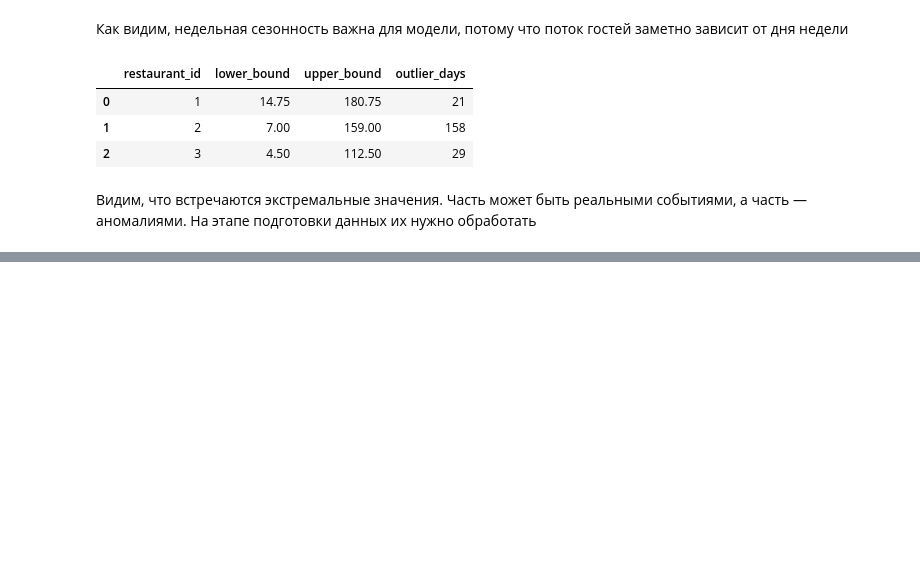
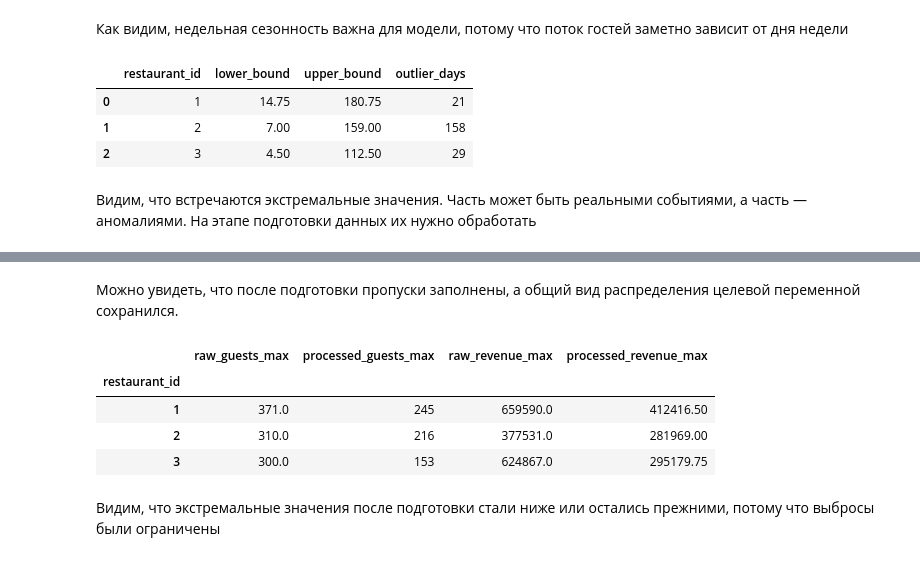
Before and after one commit to NoidHuma/guest-predictor, a Jupyter notebook: notebooks/01_eda.ipynb, the cells around one changed output, grey strips where cells are left out. Saved outputs shown, nothing was run; the diff lists cells and outputs as text; code cells hidden in the pictures; blank space fills up the shorter version.

```diff
--- a/notebooks/01_eda.ipynb
+++ b/notebooks/01_eda.ipynb
@@ -282,0 +408,19 @@ outliers
+# %% [markdown]
+Можно увидеть, что после подготовки пропуски заполнены, а общий вид распределения целевой переменной сохранился.
+# %%
+pd.DataFrame(
+    {
+        "raw_guests_max": raw.groupby("restaurant_id")["guests"].max(),
+        "processed_guests_max": processed.groupby("restaurant_id")["guests"].max(),
+        "raw_revenue_max": raw.groupby("restaurant_id")["revenue"].max(),
+        "processed_revenue_max": processed.groupby("restaurant_id")["revenue"].max(),
+    }
+)
+# %% [output]
+|  | raw_guests_max | processed_guests_max | raw_revenue_max | processed_revenue_max |
+| restaurant_id |  |  |  |  |
+| 1 | 371.0 | 245 | 659590.0 | 412416.50 |
+| 2 | 310.0 | 216 | 377531.0 | 281969.00 |
+| 3 | 300.0 | 153 | 624867.0 | 295179.75 |
+# %% [markdown]
+Видим, что экстремальные значения после подготовки стали ниже или остались прежними, потому что выбросы были ограничены
```
Also changed, not shown: parts of 12 cells of this notebook.
